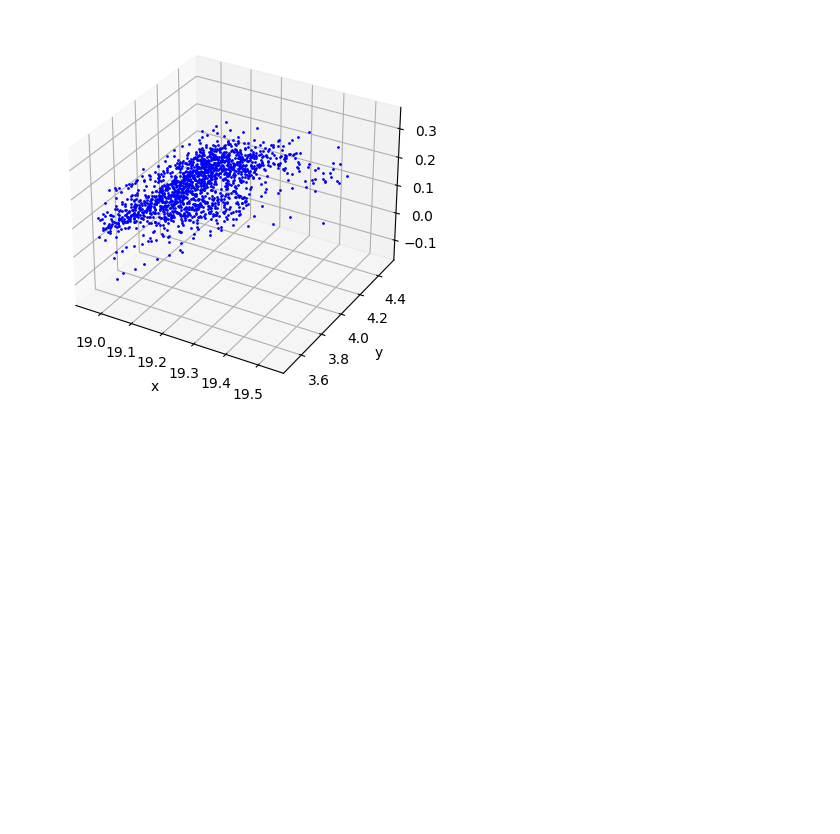
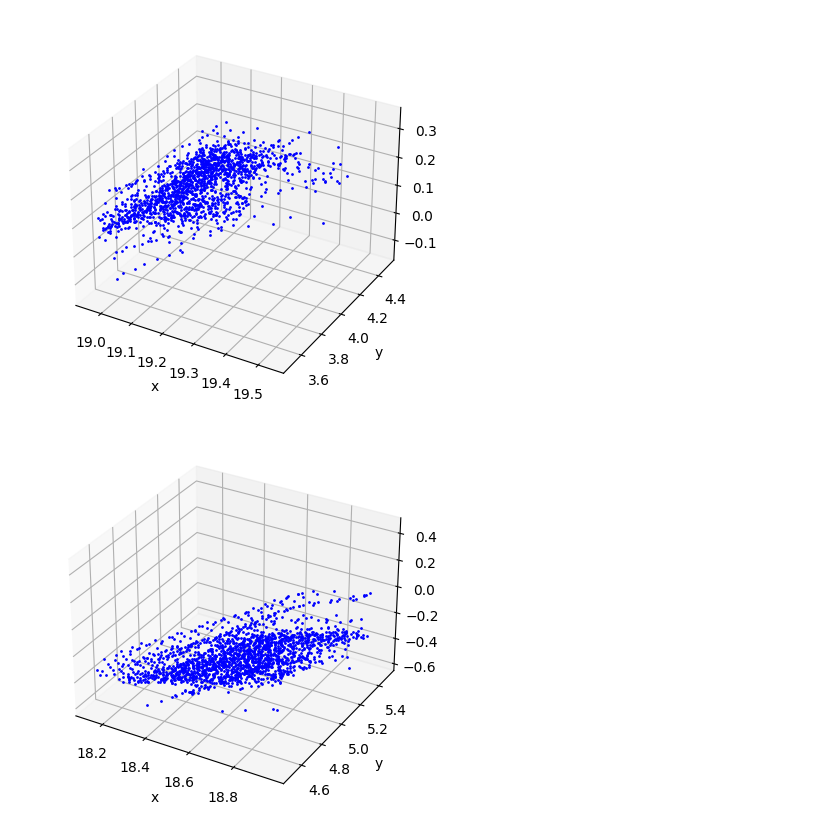
Before and after one commit to aaboiko/waypoint_publisher, a Jupyter notebook: scripts/waypoint_publisher/data.ipynb, the cells around one changed output. Drawn from its saved outputs; the diff is of its cells as text; code cells hidden in the pictures; blank space fills up the shorter version.

```diff
--- a/scripts/waypoint_publisher/data.ipynb
+++ b/scripts/waypoint_publisher/data.ipynb
@@ -266,3 +266,21 @@ ax9.set_zlabel('z')
 plt.show()
 # %% [output]
 [figure]
+# %%
+cloud_35_22 = np.loadtxt('../../clouds/_35_22.csv', delimiter=',')
+
+fig = plt.figure()
+ax10 = fig.add_subplot(projection='3d')
+
+for p in cloud_35_22:
+    x, y, z = p
+    c = 'blue'
+    ax10.scatter(x, y, z, s=s, color=c)
+
+ax10.set_xlabel('x')
+ax10.set_ylabel('y')
+ax10.set_zlabel('z')
+
+plt.show()
+# %% [output]
+[figure, added]
```
Also changed, not shown: parts of 2 cells of this notebook, 10 other files.
